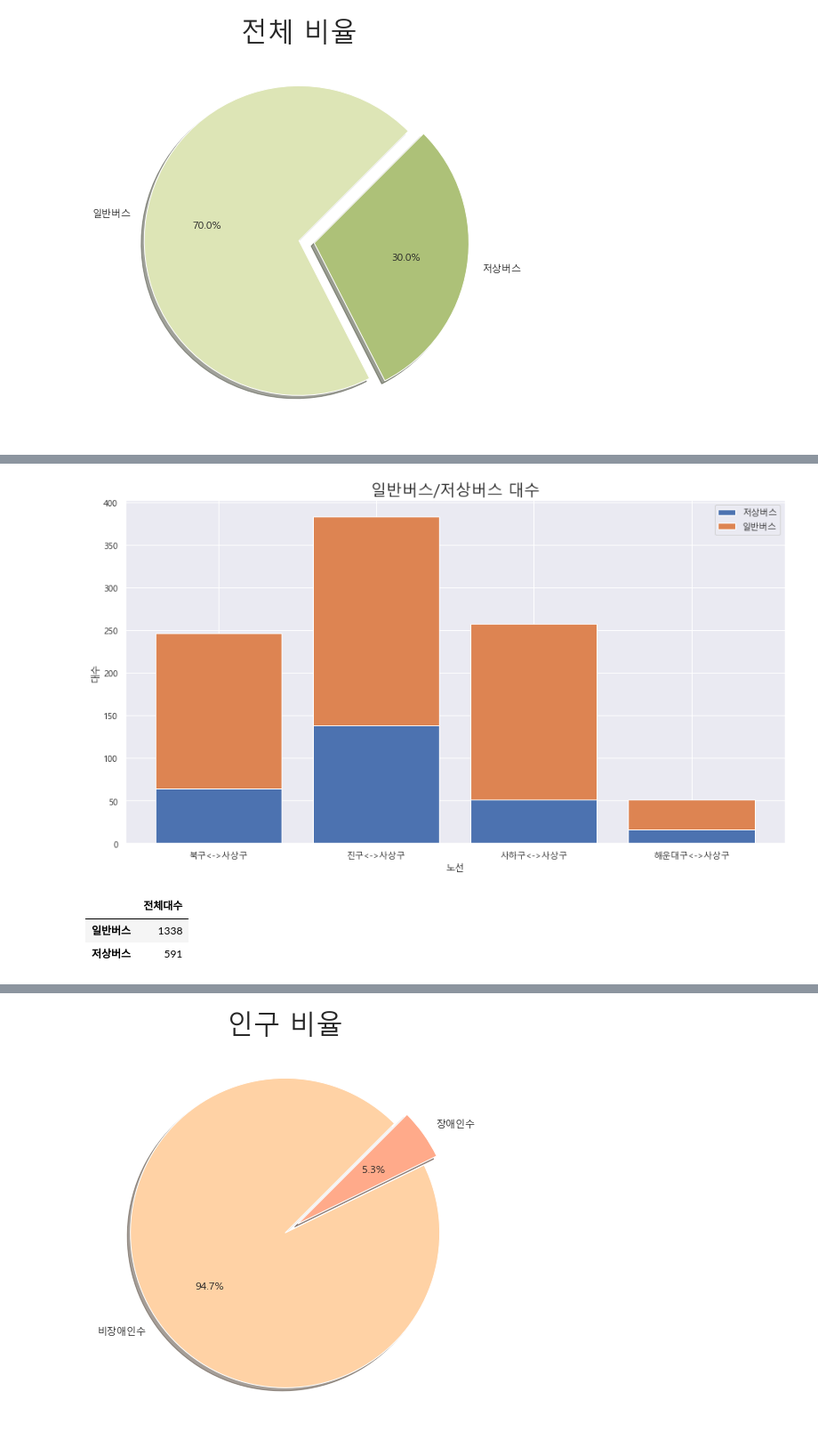
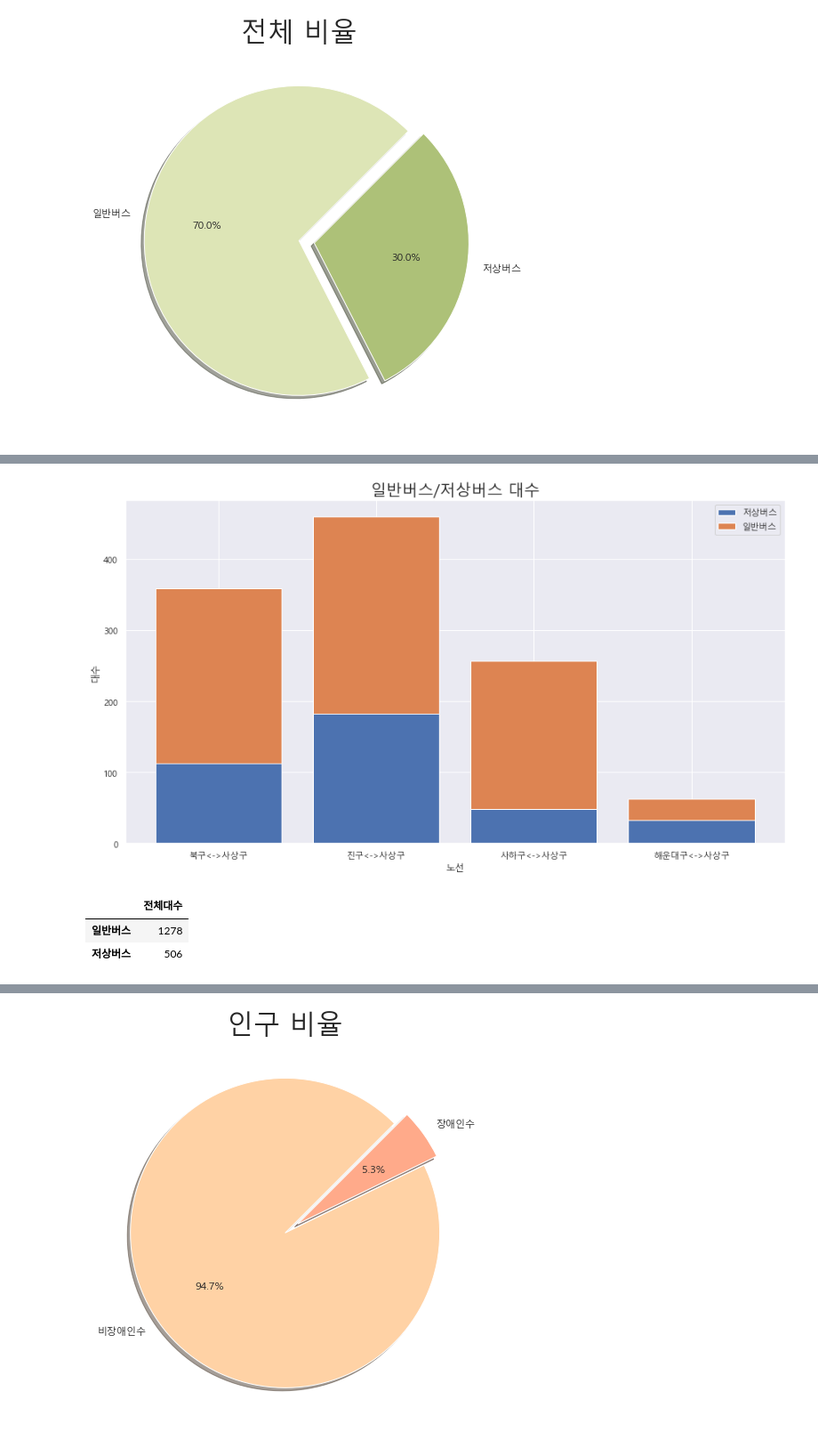
Before and after one commit to WithU-Bus/WithU-Bus, a Jupyter notebook: 비율시각화.ipynb, the cells around one changed output, grey strips where cells are left out. Shown at 89% size. Cells and saved outputs as stored; diff of their text form; code cells hidden in the pictures.

```diff
--- a/비율시각화.ipynb
+++ b/비율시각화.ipynb
@@ -111,34 +111,34 @@ plt.show()
 # %%
 plt.figure(figsize=(15,8))
 
 topics = range(4)
 topics_name = ['북구<->사상구', '진구<->사상구', '사하구<->사상구', '해운대구<->사상구']
 
-x = [182, 245, 206, 35]
-y = [64, 138, 51, 16]
+x = [247, 277, 209, 30]
+y = [112, 183, 48, 32]
 
 plt.bar(range(len(y)), y)
 plt.bar(range(len(x)), x, bottom=y)
 
 ax = plt.subplot()
 ax.set_xticks(topics)
 ax.set_xticklabels(topics_name)
 
 plt.title('일반버스/저상버스 대수',fontsize=20)
 plt.xlabel('노선')
 plt.ylabel('대수')
 plt.legend(['저상버스', '일반버스'])
 
 plt.show()
 # %% [output]
-[figure, old version]
+[figure, new version]
 # %%
-bus_not = pd.DataFrame({'전체대수':[1338, 591]}, index=['일반버스', '저상버스'])
+bus_not = pd.DataFrame({'전체대수':[1278, 506]}, index=['일반버스', '저상버스'])
 bus_not
 # %% [output]
 |  | 전체대수 |
-| 일반버스 | 1338 |
-| 저상버스 | 591 |
+| 일반버스 | 1278 |
+| 저상버스 | 506 |
 # %%
 plt.figure(figsize=(15,8))
 size = bus_not['전체대수']
```
Also changed, not shown: parts of 7 cells of this notebook, 4 other files.
